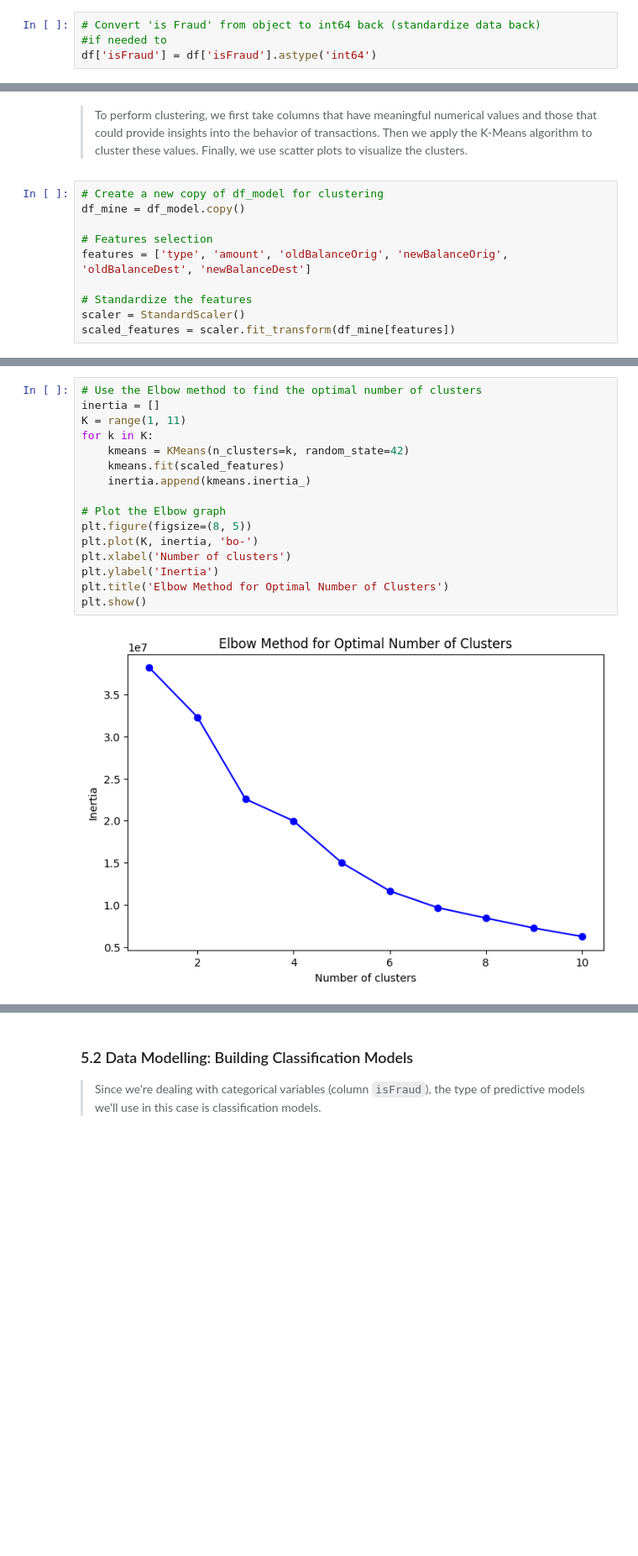
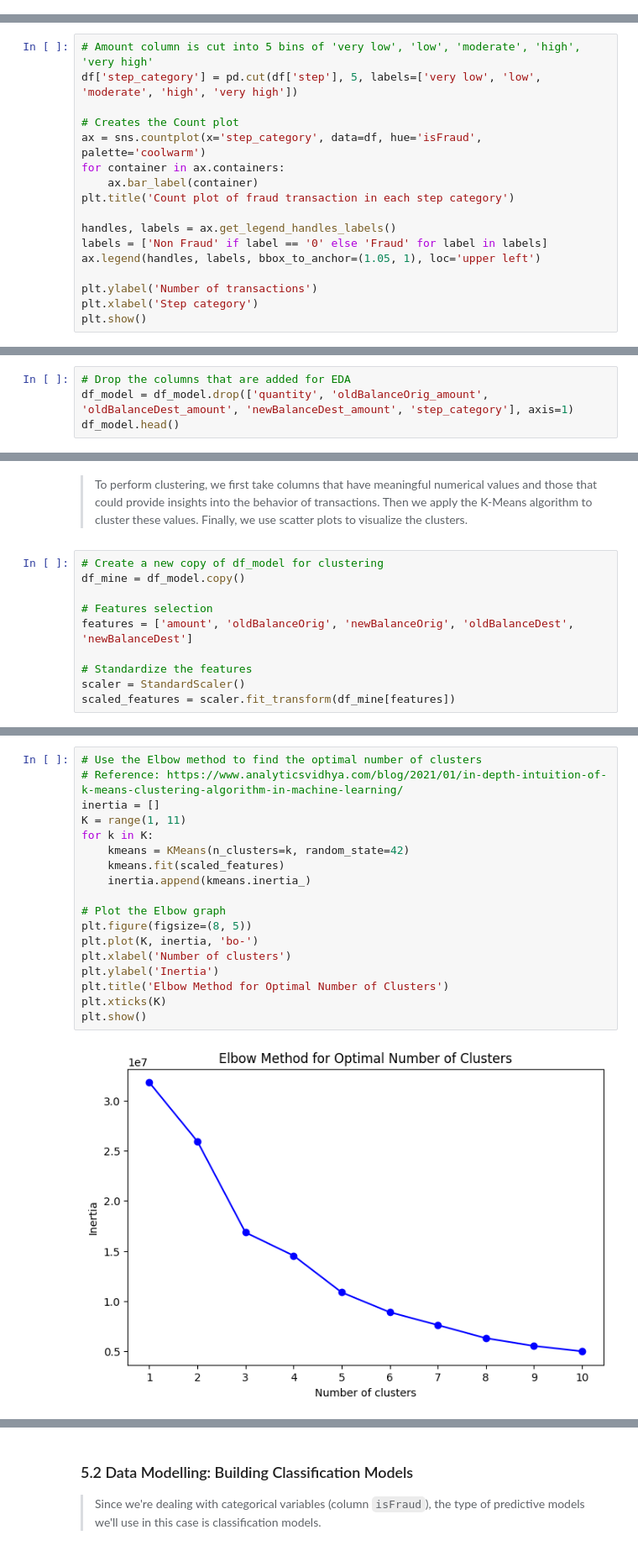
Before and after one commit to V3ness/Data-Science-Fundamentals-Project, a Jupyter notebook: project.ipynb, the cells around one changed output, grey strips where cells are left out. Shown at 84% size. Drawn from its saved outputs; the diff is of its cells as text; blank space fills up the shorter version.

```diff
--- a/project.ipynb
+++ b/project.ipynb
@@ -389,4 +257,0 @@ plt.show()
-# %%
-# Convert 'is Fraud' from object to int64 back (standardize data back)
-#if needed to
-df['isFraud'] = df['isFraud'].astype('int64')
@@ -392,0 +263,17 @@ df['isFraud'] = df['isFraud'].astype('int64')
+# %%
+# Amount column is cut into 5 bins of 'very low', 'low', 'moderate', 'high', 'very high'
+df['step_category'] = pd.cut(df['step'], 5, labels=['very low', 'low', 'moderate', 'high', 'very high'])
+
+# Creates the Count plot
+ax = sns.countplot(x='step_category', data=df, hue='isFraud', palette='coolwarm')
+for container in ax.containers:
+    ax.bar_label(container)
+plt.title('Count plot of fraud transaction in each step category')
+
+handles, labels = ax.get_legend_handles_labels()
+labels = ['Non Fraud' if label == '0' else 'Fraud' for label in labels]
+ax.legend(handles, labels, bbox_to_anchor=(1.05, 1), loc='upper left')
+
+plt.ylabel('Number of transactions')
+plt.xlabel('Step category')
+plt.show()
@@ -397,3 +406,7 @@ df['isFraud'] = df['isFraud'].astype('int64')
 # %%
 # Create 2 copies of the original dataframe for data mining and modelling
 df_model = df.copy()
+# %%
+# Drop the columns that are added for EDA
+df_model = df_model.drop(['quantity', 'oldBalanceOrig_amount', 'oldBalanceDest_amount', 'newBalanceDest_amount', 'step_category'], axis=1)
+df_model.head()
@@ -460,7 +481,7 @@ from sklearn.cluster import KMeans
 df_mine = df_model.copy()
 
 # Features selection
-features = ['type', 'amount', 'oldBalanceOrig', 'newBalanceOrig', 'oldBalanceDest', 'newBalanceDest']
+features = ['amount', 'oldBalanceOrig', 'newBalanceOrig', 'oldBalanceDest', 'newBalanceDest']
 
 # Standardize the features
 scaler = StandardScaler()
@@ -470,20 +491,22 @@ scaled_features = scaler.fit_transform(df_mine[features])
 > To determine the optimal number of clusters, we use Elbow Method.
 # %%
 # Use the Elbow method to find the optimal number of clusters
+# Reference: https://www.analyticsvidhya.com/blog/2021/01/in-depth-intuition-of-k-means-clustering-algorithm-in-machine-learning/
 inertia = []
 K = range(1, 11)
 for k in K:
     kmeans = KMeans(n_clusters=k, random_state=42)
     kmeans.fit(scaled_features)
     inertia.append(kmeans.inertia_)
 
 # Plot the Elbow graph
 plt.figure(figsize=(8, 5))
 plt.plot(K, inertia, 'bo-')
 plt.xlabel('Number of clusters')
 plt.ylabel('Inertia')
 plt.title('Elbow Method for Optimal Number of Clusters')
+plt.xticks(K)
 plt.show()
 # %% [output]
-[figure, old version]
+[figure, new version]
 # %% [markdown]
```
Also changed, not shown: parts of 60 cells of this notebook.
